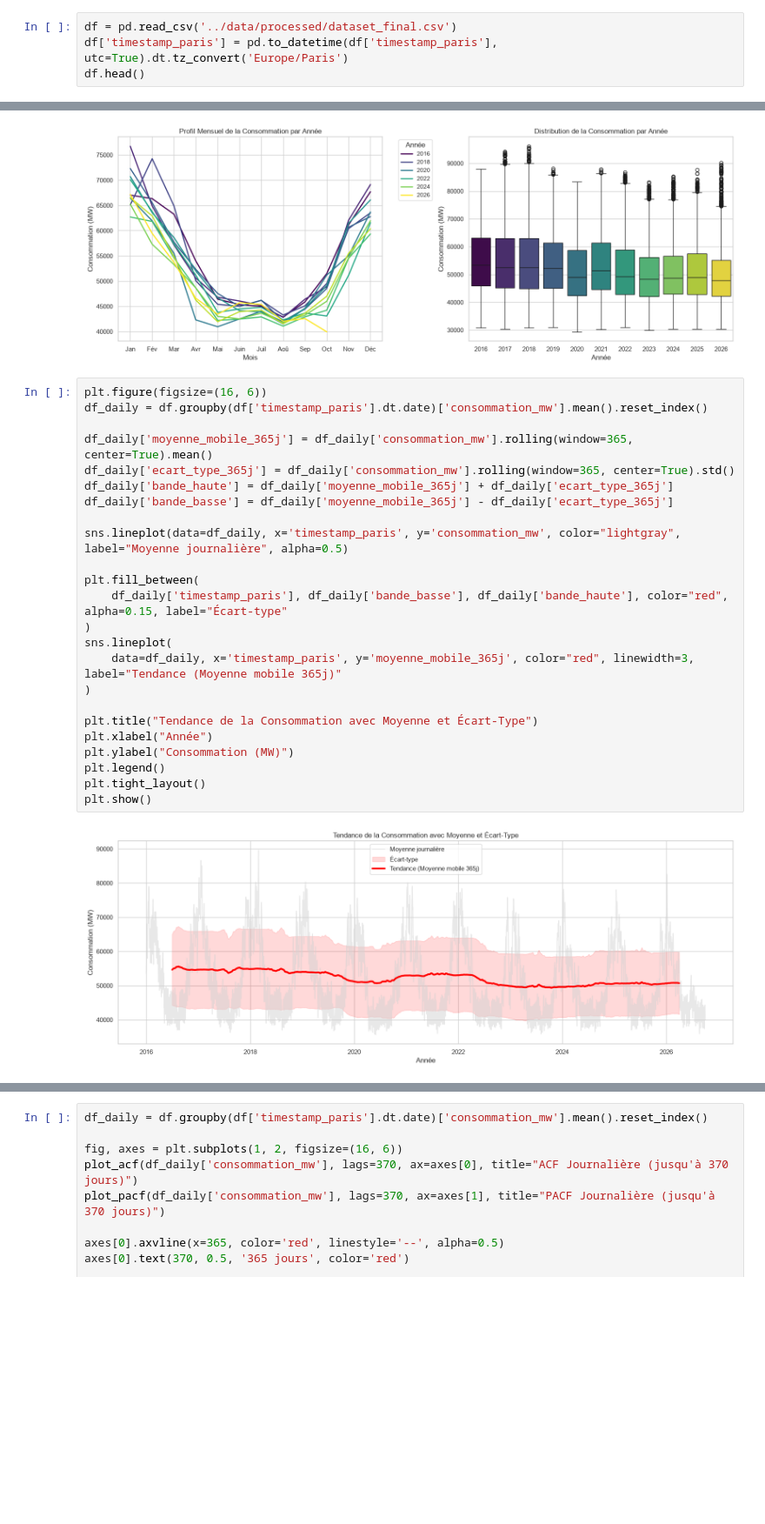
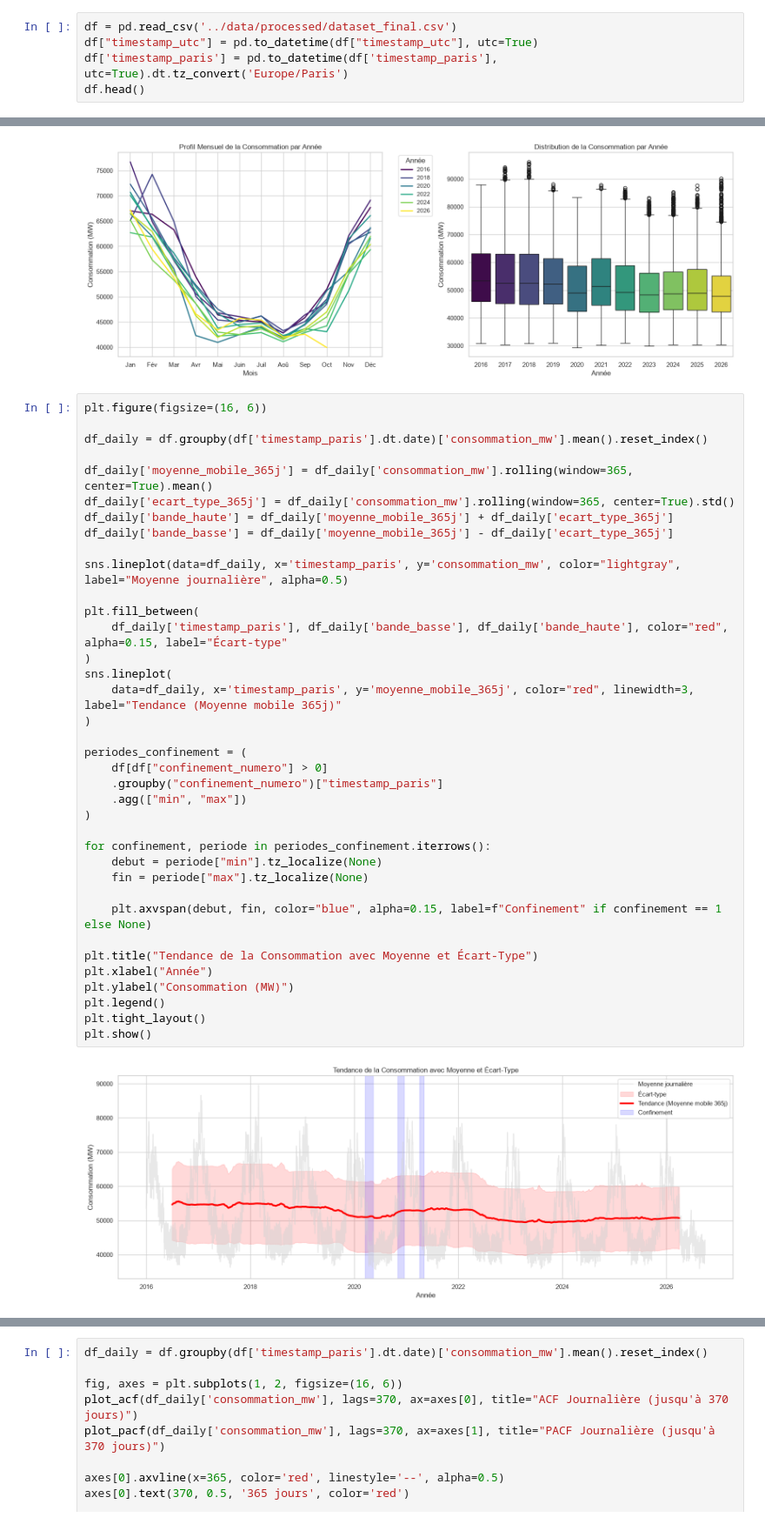
Before and after one commit to LeStolz/ConsommationElectrique, a Jupyter notebook: notebooks/01_exploration_donnees.ipynb, the cells around one changed output, grey strips where cells are left out. Shown at 87% size. Cells and saved outputs as stored; diff of their text form; blank space fills up the shorter version.

```diff
--- a/notebooks/01_exploration_donnees.ipynb
+++ b/notebooks/01_exploration_donnees.ipynb
@@ -15,6 +16,7 @@ MOIS = ['Jan', 'Fév', 'Mar', 'Avr', 'Mai', 'Juin', 'Juil', 'Aoû', 'Sep', 'Oct'
 JOURS_SEMAINE = ['Lun', 'Mar', 'Mer', 'Jeu', 'Ven', 'Sam', 'Dim']
 # %%
 df = pd.read_csv('../data/processed/dataset_final.csv')
+df["timestamp_utc"] = pd.to_datetime(df["timestamp_utc"], utc=True)
 df['timestamp_paris'] = pd.to_datetime(df['timestamp_paris'], utc=True).dt.tz_convert('Europe/Paris')
 df.head()
 # %% [output]
@@ -204,27 +183,40 @@ plt.show()
 [figure]
 # %%
 plt.figure(figsize=(16, 6))
+
 df_daily = df.groupby(df['timestamp_paris'].dt.date)['consommation_mw'].mean().reset_index()
 
 df_daily['moyenne_mobile_365j'] = df_daily['consommation_mw'].rolling(window=365, center=True).mean()
 df_daily['ecart_type_365j'] = df_daily['consommation_mw'].rolling(window=365, center=True).std()
 df_daily['bande_haute'] = df_daily['moyenne_mobile_365j'] + df_daily['ecart_type_365j']
 df_daily['bande_basse'] = df_daily['moyenne_mobile_365j'] - df_daily['ecart_type_365j']
 
 sns.lineplot(data=df_daily, x='timestamp_paris', y='consommation_mw', color="lightgray", label="Moyenne journalière", alpha=0.5)
 
 plt.fill_between(
 	df_daily['timestamp_paris'], df_daily['bande_basse'], df_daily['bande_haute'], color="red", alpha=0.15, label="Écart-type"
 )
 sns.lineplot(
 	data=df_daily, x='timestamp_paris', y='moyenne_mobile_365j', color="red", linewidth=3, label="Tendance (Moyenne mobile 365j)"
 )
 
+periodes_confinement = (
+    df[df["confinement_numero"] > 0]
+    .groupby("confinement_numero")["timestamp_paris"]
+    .agg(["min", "max"])
+)
+
+for confinement, periode in periodes_confinement.iterrows():
+    debut = periode["min"].tz_localize(None)
+    fin = periode["max"].tz_localize(None)
+
+    plt.axvspan(debut, fin, color="blue", alpha=0.15, label=f"Confinement" if confinement == 1 else None)
+
 plt.title("Tendance de la Consommation avec Moyenne et Écart-Type")
 plt.xlabel("Année")
 plt.ylabel("Consommation (MW)")
 plt.legend()
 plt.tight_layout()
 plt.show()
 # %% [output]
-[figure, old version]
+[figure, new version]
```
Also changed, not shown: parts of 28 cells of this notebook, 18 other files.
